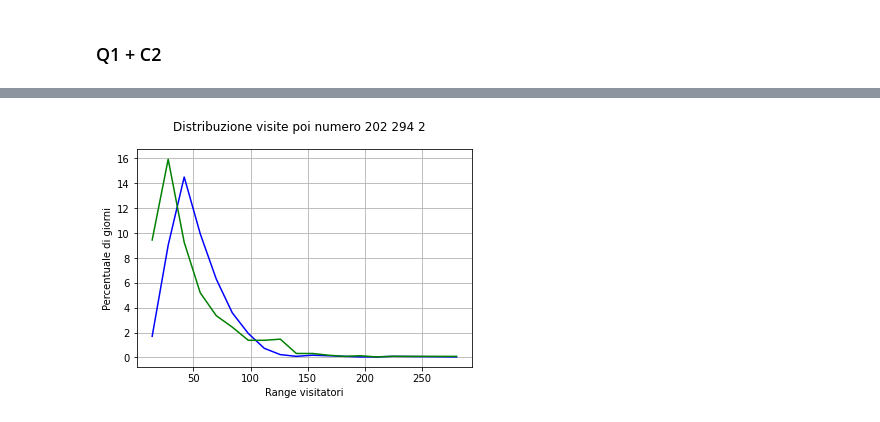
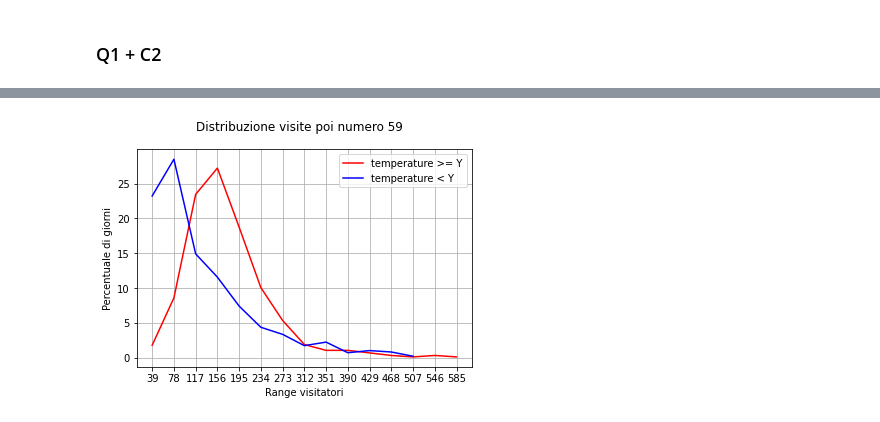
Before and after one commit to 4nnina/bigData_project, a Jupyter notebook: Progetto.ipynb, the cells around one changed output, grey strips where cells are left out. Saved outputs shown, nothing was run; the diff lists cells and outputs as text; code cells hidden in the pictures.

```diff
--- a/Progetto.ipynb
+++ b/Progetto.ipynb
@@ -453,0 +340,3 @@ Ricalcola Q1 e Q2 considerando la suddivisione in C2 (per alcuni valori di Y sce
+# %%
+mean_rain = round(rain_hour.map(lambda x: x[1]).mean(), 2)
+print('Media delle ore di pioggia per giorno: ', mean_rain)
@@ -453,0 +390,3 @@ Ricalcola Q1 e Q2 considerando la suddivisione in C2 (per alcuni valori di Y sce
+# %%
+mean_temp = round(temp_day.map(lambda x: x[1]).mean(), 2)
+print('Temperatura media giornaliera: ', mean_temp)
@@ -453,0 +401,6 @@ Ricalcola Q1 e Q2 considerando la suddivisione in C2 (per alcuni valori di Y sce
+# %%
+def splitTemp(rdd, temp):
+    over_Y = rdd.filter(lambda x: x[1] >= temp)
+    under_Y = rdd.filter(lambda x: x[1] < temp)
+
+    return (over_Y, under_Y)
@@ -453,0 +432,8 @@ Ricalcola Q1 e Q2 considerando la suddivisione in C2 (per alcuni valori di Y sce
+# %%
+def getDate(date):
+    day, month, year = date.split(' ')[0].split('/')
+    return '-'.join([year, month, day])
+
+print('Prima: ', data_vc.take(1))
+data_vc = data_vc.map(lambda x: (x[0], x[1], getDate(x[2]), x[3]))
+print('Dopo: ', data_vc.take(1))
@@ -508,55 +643,54 @@ plt.show()
 # %%
 import matplotlib.pyplot as plt
 
-number_bucket = 20
+list_poi = data_vc.map(lambda x: x[3]).distinct().collect()
 
-def get_bucket(visitors, max_v):
-    if max_v == visitors:
-        return number_bucket
+daily_visitors = data_vc.map(lambda x: ((x[3],x[2].split(' ')[0]), 1))\
+                            .reduceByKey(lambda a,b: a+b)
 
-    bucket = max_v/number_bucket
-    return int(visitors / bucket) +1
+over_Y, under_Y = splitTemp(temp_day, mean_temp)
 
 for poi in list_poi:
-    count_daily = count_daily_visitors.filter(lambda x: x[0][0] == poi)\
-                                        .map(lambda x: (get_visit_date(x[0][1]),x[1]))
-
+    count_daily = daily_visitors.filter(lambda x: x[0][0] == poi)\
+                                        .map(lambda x: (x[0][1],x[1]))
     max_visitors = count_daily.map(lambda x: x[1]).max()
     min_visitors = count_daily.map(lambda x: x[1]).min()
-    tot_visitors = count_daily.count()
 
-    over_group_same_count_visitors = count_daily.join(over_Y)\
-                                            .map(lambda x: (get_bucket(x[1][0],max_visitors), 1))\
-                                            .reduceByKey(lambda a,b: a+b)\
-                                            .sortByKey()\
-                                            .collect()
-    ##modificato il map per prendere il conto non le temperature
-    under_group_same_count_visitors = count_daily.join(under_Y)\
-                                            .map(lambda x: (get_bucket(x[1][0],max_visitors), 1))\
-                                            .reduceByKey(lambda a,b: a+b)\
-                                            .sortByKey()\
-                                            .collect()
+    over_join = count_daily.join(over_Y)
+    under_join = count_daily.join(under_Y)
+
+    tot_days_over = over_join.count()
+    tot_days_under = under_join.count()
+
+    over_list = over_join.map(lambda x: (getBucket(x[1][0],max_visitors,min_visitors), 1))\
+                            .reduceByKey(lambda a,b: a+b)\
+                            .map(lambda x: (x[0], x[1] / tot_days_over * 100))\
+                            .sortByKey()\
+                            .collect()
+
+    under_list = under_join.map(lambda x: (getBucket(x[1][0],max_visitors,min_visitors), 1))\
+                            .reduceByKey(lambda a,b: a+b)\
+                            .map(lambda x: (x[0], x[1] / tot_days_under * 100))\
+                            .sortByKey()\
+                            .collect()
 
     bucket = max(int(max_visitors/number_bucket), 1)
 
-    visitors_over = [ (x[1] / tot_visitors * 100) for x in over_group_same_count_visitors]
-    visitors_under = [ (x[1] / tot_visitors * 100) for x in under_group_same_count_visitors]
-    bucket_over = [ x[0]*bucket  for x in over_group_same_count_visitors]
-    bucket_under = [ x[0]*bucket  for x in under_group_same_count_visitors]
+    visitors_over = [ x[1] for x in over_list]
+    visitors_under = [ x[1] for x in under_list]
+    bucket_over = [ x[0]*bucket  for x in over_list]
+    bucket_under = [ x[0]*bucket  for x in under_list]
 
-    #x_labels = [int((x[0]-1)*(max_visitors / number_bucket))+min_visitors for x in group_same_count_visitors]
-    #x_labels =  range(min_visitors, max_visitors+1, int(max_visitors/number_bucket))
-    #print(len(bucket), len(x_labels))
-    #plt.xticks(range(number_bucket), x_labels)
+    x_labels = range(0, max_visitors,bucket)
+    plt.xticks(x_labels)
 
-    plt.suptitle('Distribuzione visite poi numero {} {} {}'.format(poi,max_visitors,min_visitors))
+    plt.suptitle('Distribuzione visite poi numero {}'.format(poi))
     plt.xlabel('Range visitatori')
     plt.ylabel('Percentuale di giorni')
     plt.grid()
-    plt.plot(bucket_over,visitors_over,color='b')
-    plt.plot(bucket_under,visitors_under,color='g')
+    plt.plot(bucket_over,visitors_over,color='r', label = 'temperature >= Y')
+    plt.plot(bucket_under,visitors_under,color='b', label = 'temperature < Y')
+    plt.legend()
 
-    #for x,y in zip(bucket,visitors):
-        #plt.text(x,y, str(round(y,2)))
     plt.show()
 # %% [output]
@@ -568 +702 @@ for poi in list_poi:
-[figure, old version]
+[figure, new version]
```
Also changed, not shown: parts of 74 cells of this notebook, 1 other file.
